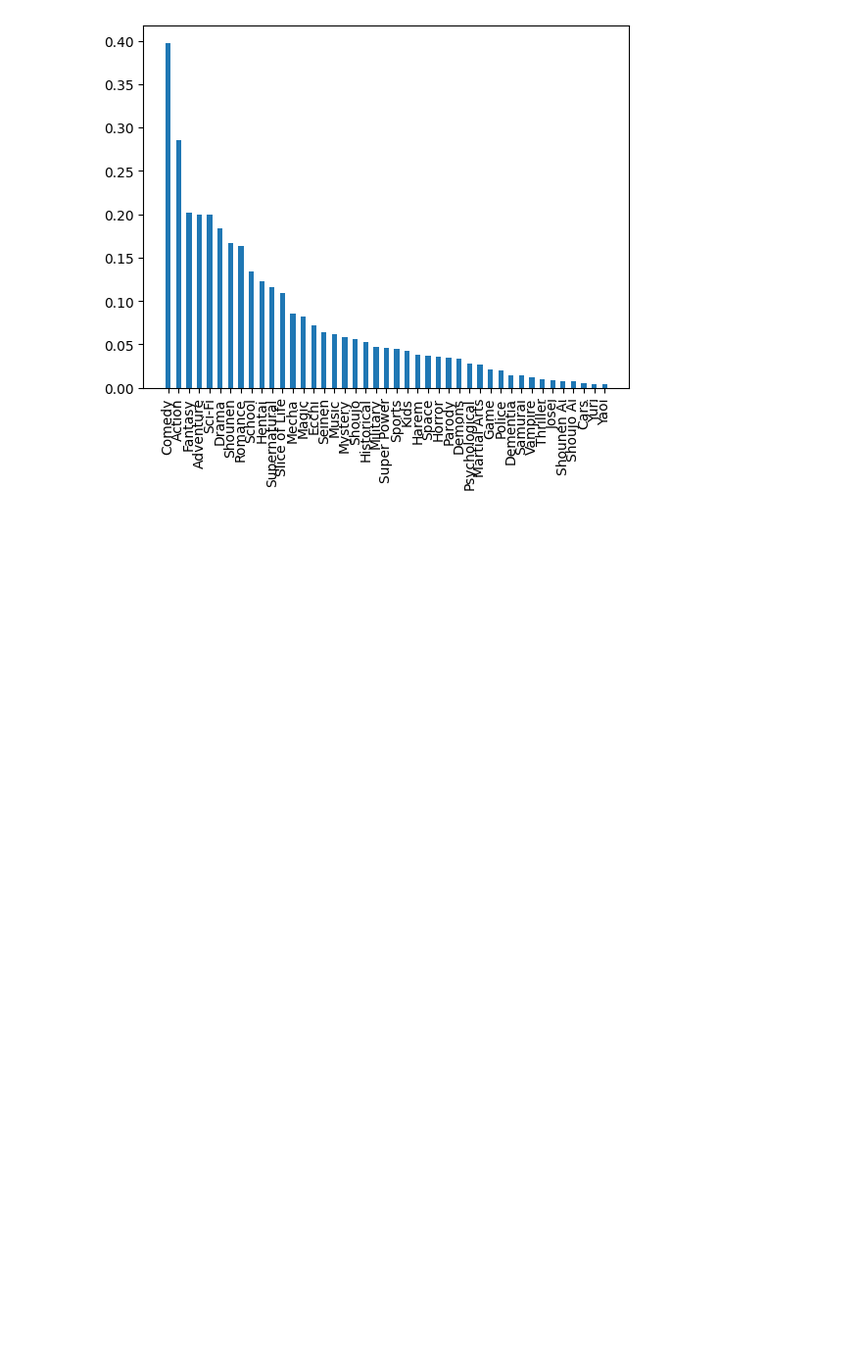
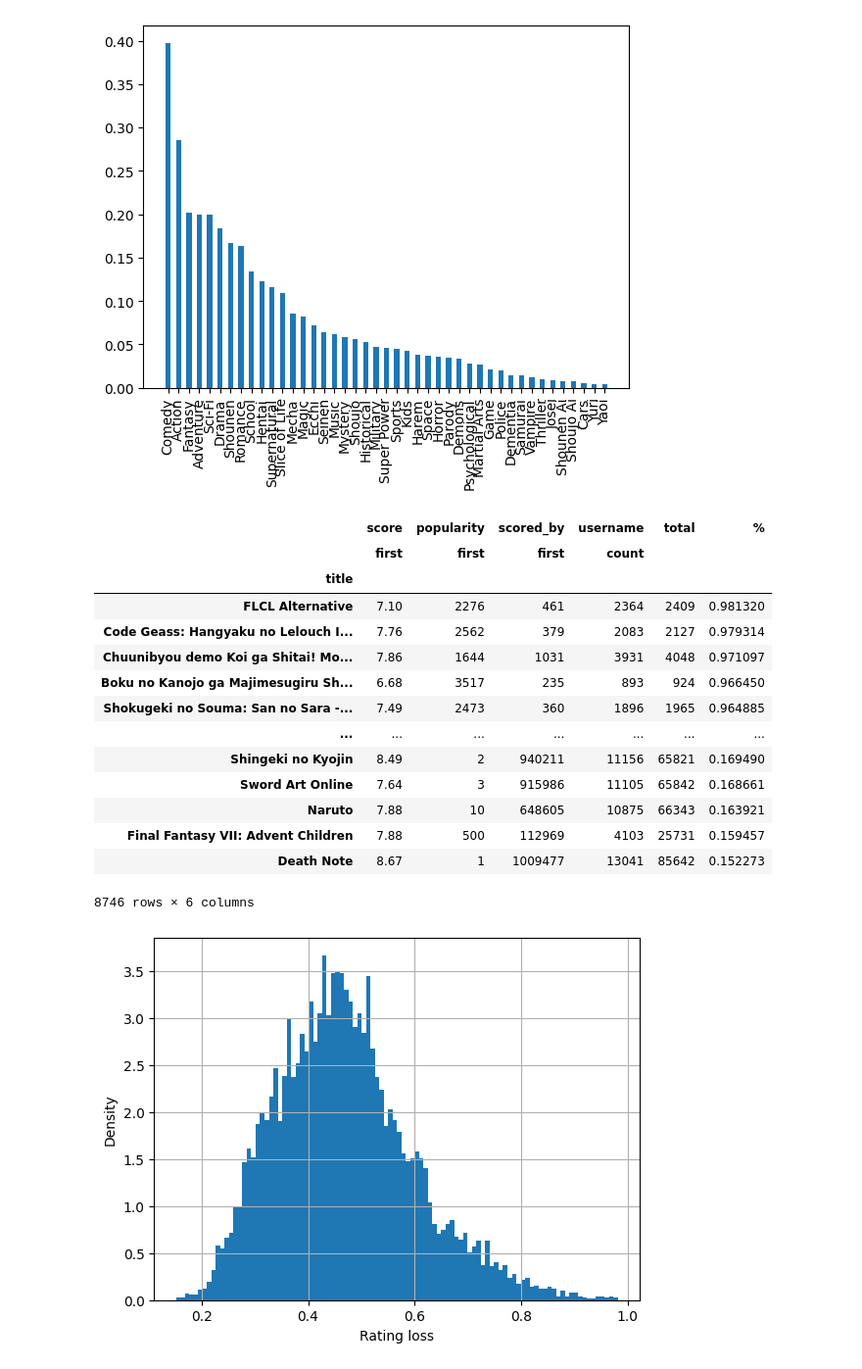
Before and after one commit to Rxsengxn/examine-anime-dataset, a Jupyter notebook: selge.ipynb, the cells around one changed output. Shown: that part at 98% size. Cells and saved outputs as stored; diff of their text form; code cells hidden in the pictures; blank space fills up the shorter version.

```diff
--- a/selge.ipynb
+++ b/selge.ipynb
@@ -162,3 +292,31 @@ plt.xticks(rotation=90)
   Text(41, 0, 'Yuri'),
   Text(42, 0, 'Yaoi')])
 [figure]
+# %%
+df_zero = df_orig[df_orig.my_score == 0]
+z = df_zero.groupby(["title"]).agg({"score": ["first"], "popularity": ["first"], "scored_by": ["first"], "username": ["count"]})
+a = df_orig.groupby(["title"]).agg({"username": ["count"]})
+z["total"] = a["username"]
+z["%"]=z["username"]/a["username"]
+# %%
+ax = z["%"].hist(bins=100, density=1)
+ax.set_ylabel("Density")
+ax.set_xlabel("Rating loss")
+z.sort_values("%", ascending=False)
+# %% [output]
+|  | score | popularity | scored_by | username | total | % |
+|  | first | first | first | count |  |  |
+| title |  |  |  |  |  |  |
+| FLCL Alternative | 7.10 | 2276 | 461 | 2364 | 2409 | 0.981320 |
+| Code Geass: Hangyaku no Lelouch I... | 7.76 | 2562 | 379 | 2083 | 2127 | 0.979314 |
+| Chuunibyou demo Koi ga Shitai! Mo... | 7.86 | 1644 | 1031 | 3931 | 4048 | 0.971097 |
+| Boku no Kanojo ga Majimesugiru Sh... | 6.68 | 3517 | 235 | 893 | 924 | 0.966450 |
+| Shokugeki no Souma: San no Sara -... | 7.49 | 2473 | 360 | 1896 | 1965 | 0.964885 |
+| ... | ... | ... | ... | ... | ... | ... |
+| Shingeki no Kyojin | 8.49 | 2 | 940211 | 11156 | 65821 | 0.169490 |
+| Sword Art Online | 7.64 | 3 | 915986 | 11105 | 65842 | 0.168661 |
+| Naruto | 7.88 | 10 | 648605 | 10875 | 66343 | 0.163921 |
+| Final Fantasy VII: Advent Children | 7.88 | 500 | 112969 | 4103 | 25731 | 0.159457 |
+| Death Note | 8.67 | 1 | 1009477 | 13041 | 85642 | 0.152273 |
+8746 rows × 6 columns
+[figure, added]
```
Also changed, not shown: parts of 12 cells of this notebook, 1 other file.
